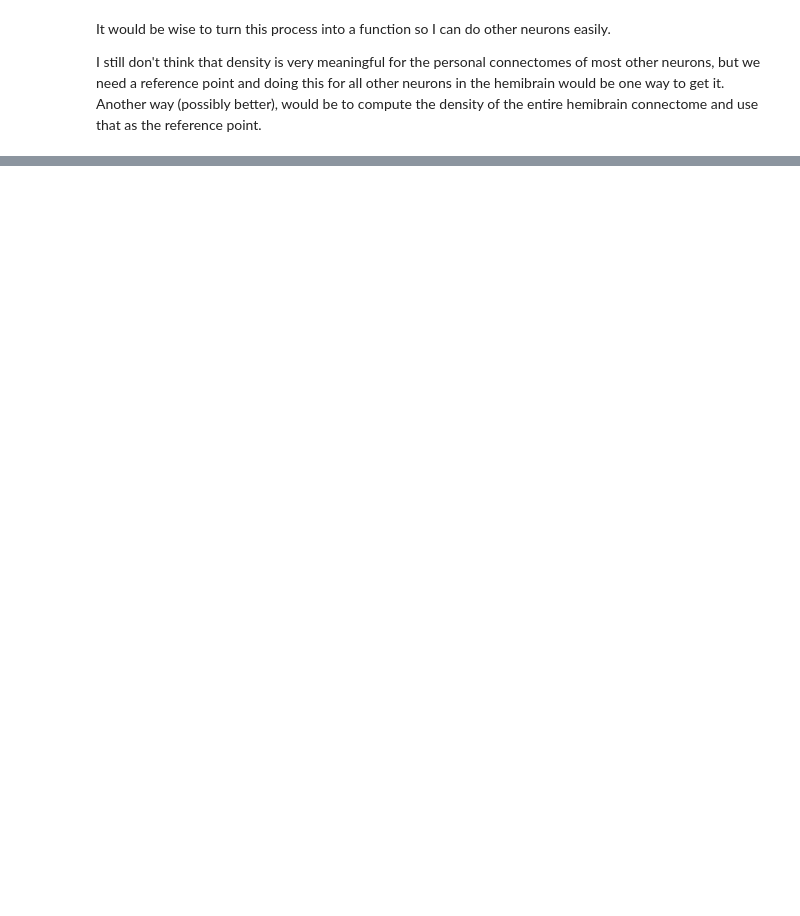
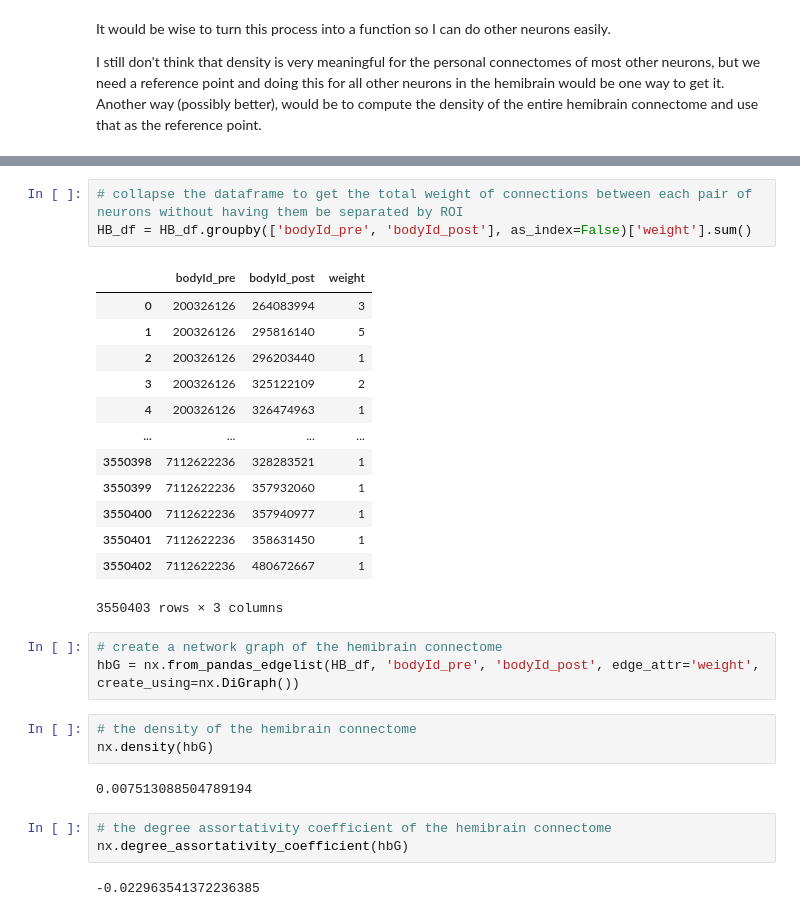
Before and after one commit to Gutierrez-lab/oviIN-analyses-gabrielle, a Jupyter notebook: graph_metrics_sandbox.ipynb, the cells around one changed output, grey strips where cells are left out. Saved outputs shown, nothing was run; the diff lists cells and outputs as text; blank space fills up the shorter version.

Commit message:
update of graph metrics

```diff
--- a/graph_metrics_sandbox.ipynb
+++ b/graph_metrics_sandbox.ipynb
@@ -234,0 +284,30 @@ I still don't think that density is very meaningful for the personal connectomes
+# %%
+# collapse the dataframe to get the total weight of connections between each pair of neurons without having them be separated by ROI
+HB_df = HB_df.groupby(['bodyId_pre', 'bodyId_post'], as_index=False)['weight'].sum()
+# %% [output]
+|  | bodyId_pre | bodyId_post | weight |
+| 0 | 200326126 | 264083994 | 3 |
+| 1 | 200326126 | 295816140 | 5 |
+| 2 | 200326126 | 296203440 | 1 |
+| 3 | 200326126 | 325122109 | 2 |
+| 4 | 200326126 | 326474963 | 1 |
+| ... | ... | ... | ... |
+| 3550398 | 7112622236 | 328283521 | 1 |
+| 3550399 | 7112622236 | 357932060 | 1 |
+| 3550400 | 7112622236 | 357940977 | 1 |
+| 3550401 | 7112622236 | 358631450 | 1 |
+| 3550402 | 7112622236 | 480672667 | 1 |
+3550403 rows × 3 columns
+# %%
+# create a network graph of the hemibrain connectome
+hbG = nx.from_pandas_edgelist(HB_df, 'bodyId_pre', 'bodyId_post', edge_attr='weight', create_using=nx.DiGraph())
+# %%
+# the density of the hemibrain connectome
+nx.density(hbG)
+# %% [output]
+0.007513088504789194
+# %%
+# the degree assortativity coefficient of the hemibrain connectome
+nx.degree_assortativity_coefficient(hbG)
+# %% [output]
+-0.022963541372236385
```
Also changed, not shown: parts of 8 cells of this notebook, 1 other file.
